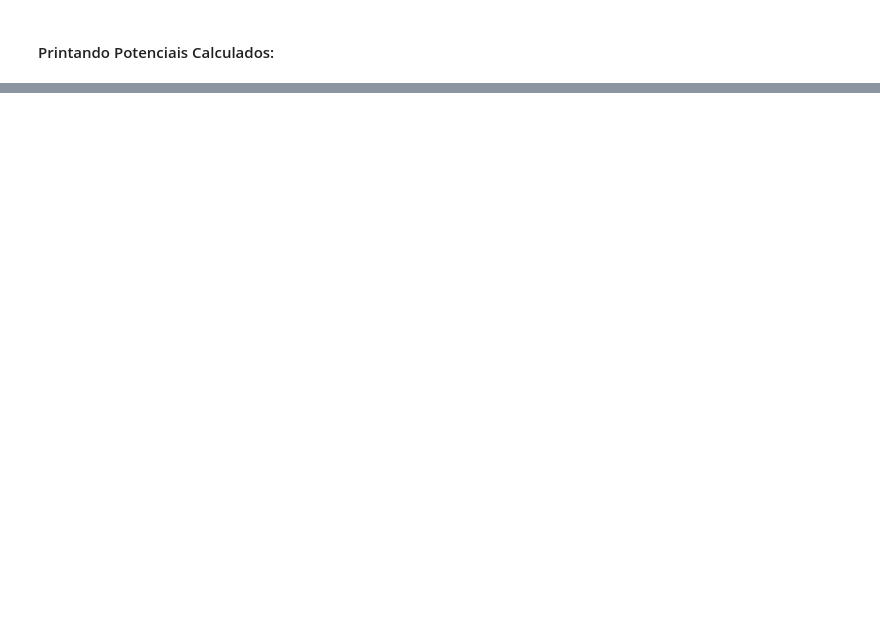
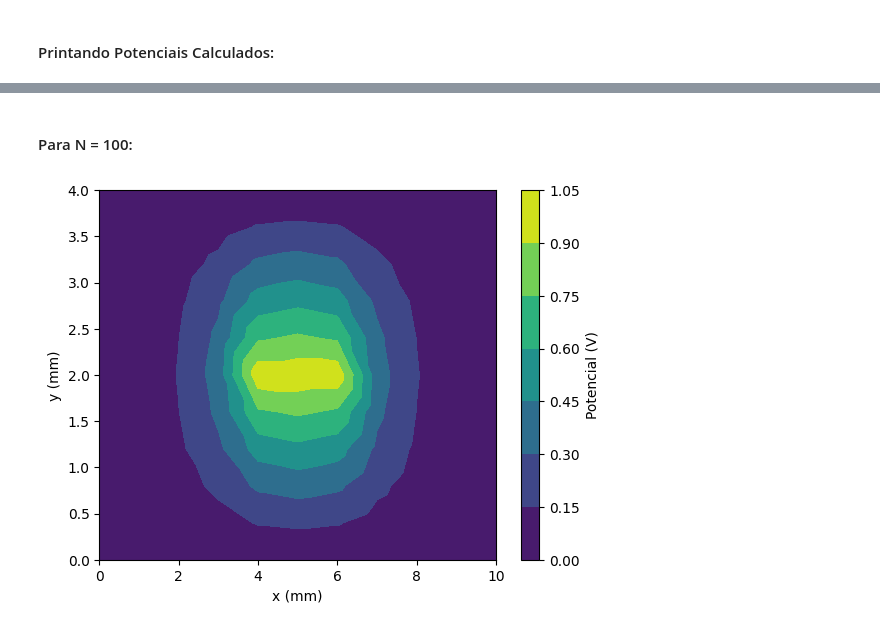
Before and after one commit to caiorochac/FEM-2D, a Jupyter notebook: FEM-2D.ipynb, the cells around one changed output, grey strips where cells are left out. Saved outputs shown, nothing was run; the diff lists cells and outputs as text; code cells hidden in the pictures; blank space fills up the shorter version.

```diff
--- a/FEM-2D.ipynb
+++ b/FEM-2D.ipynb
@@ -251,0 +280,24 @@ plt.show()
+# %% [markdown]
+#### Para N = 100:
+# %%
+nx = 10 # Number of divisions in the x direction
+ny = 10 # Number of divisions in the y direction
+
+EL, NL = discretize(a, b, nx, ny) # ElementList, NodeList
+
+K, F = linear_system(NL, EL, epsilon)
+
+K, F = boundary_conditions(NL, K, F, V0, w)
+
+solution = np.linalg.solve(K, F)
+
+#print(solution)
+
+plt.figure()
+plt.tricontourf(NL[:, 0], NL[:, 1], EL-1, solution, cmap='viridis')
+plt.colorbar(label='Potencial (V)')
+plt.xlabel('x (mm)')
+plt.ylabel('y (mm)')
+plt.show()
+# %% [output]
+[figure, added]
```
Also changed, not shown: parts of 8 cells of this notebook.
